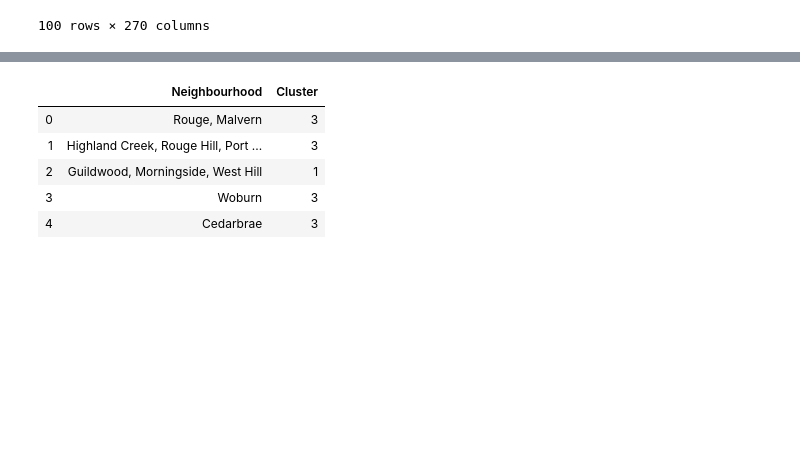
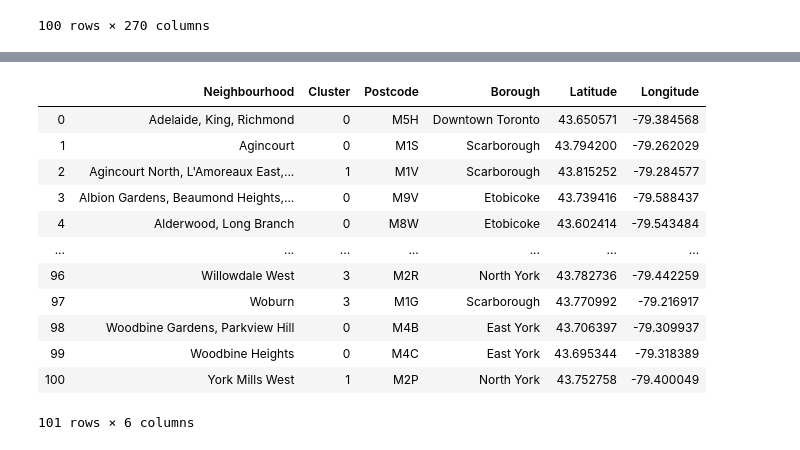
Before and after one commit to andreytank/ML_Capstone, a Jupyter notebook: Capstone.ipynb, the cells around one changed output, grey strips where cells are left out. Drawn from its saved outputs; the diff is of its cells as text; code cells hidden in the pictures; blank space fills up the shorter version.

```diff
--- a/Capstone.ipynb
+++ b/Capstone.ipynb
@@ -304,12 +304,18 @@ array([3, 3, 1, 3, 3, 3, 3, 3, 3, 3])
 # %%
 toronto_grouped['Cluster']=kmeans.labels_
-toronto_grouped=toronto_grouped.join(neighborhoods,lsuffix='Neighbourhood', rsuffix='Neighbourhood')
-clusters=toronto_grouped[['Neighbourhood','Cluster']]
-clusters.head()
+clusters=toronto_grouped[['Neighbourhood','Cluster']].merge(neighborhoods,left_on='Neighbourhood',right_on='Neighbourhood')
+clusters
 # %% [output]
-|  | Neighbourhood | Cluster |
-| 0 | Rouge, Malvern | 3 |
-| 1 | Highland Creek, Rouge Hill, Port ... | 3 |
-| 2 | Guildwood, Morningside, West Hill | 1 |
-| 3 | Woburn | 3 |
-| 4 | Cedarbrae | 3 |
+|  | Neighbourhood | Cluster | Postcode | Borough | Latitude | Longitude |
+| 0 | Adelaide, King, Richmond | 0 | M5H | Downtown Toronto | 43.650571 | -79.384568 |
+| 1 | Agincourt | 0 | M1S | Scarborough | 43.794200 | -79.262029 |
+| 2 | Agincourt North, L'Amoreaux East,... | 1 | M1V | Scarborough | 43.815252 | -79.284577 |
+| 3 | Albion Gardens, Beaumond Heights,... | 0 | M9V | Etobicoke | 43.739416 | -79.588437 |
+| 4 | Alderwood, Long Branch | 0 | M8W | Etobicoke | 43.602414 | -79.543484 |
+| ... | ... | ... | ... | ... | ... | ... |
+| 96 | Willowdale West | 3 | M2R | North York | 43.782736 | -79.442259 |
+| 97 | Woburn | 3 | M1G | Scarborough | 43.770992 | -79.216917 |
+| 98 | Woodbine Gardens, Parkview Hill | 0 | M4B | East York | 43.706397 | -79.309937 |
+| 99 | Woodbine Heights | 0 | M4C | East York | 43.695344 | -79.318389 |
+| 100 | York Mills West | 1 | M2P | North York | 43.752758 | -79.400049 |
+101 rows × 6 columns
```
Also changed, not shown: parts of 3 cells of this notebook.
